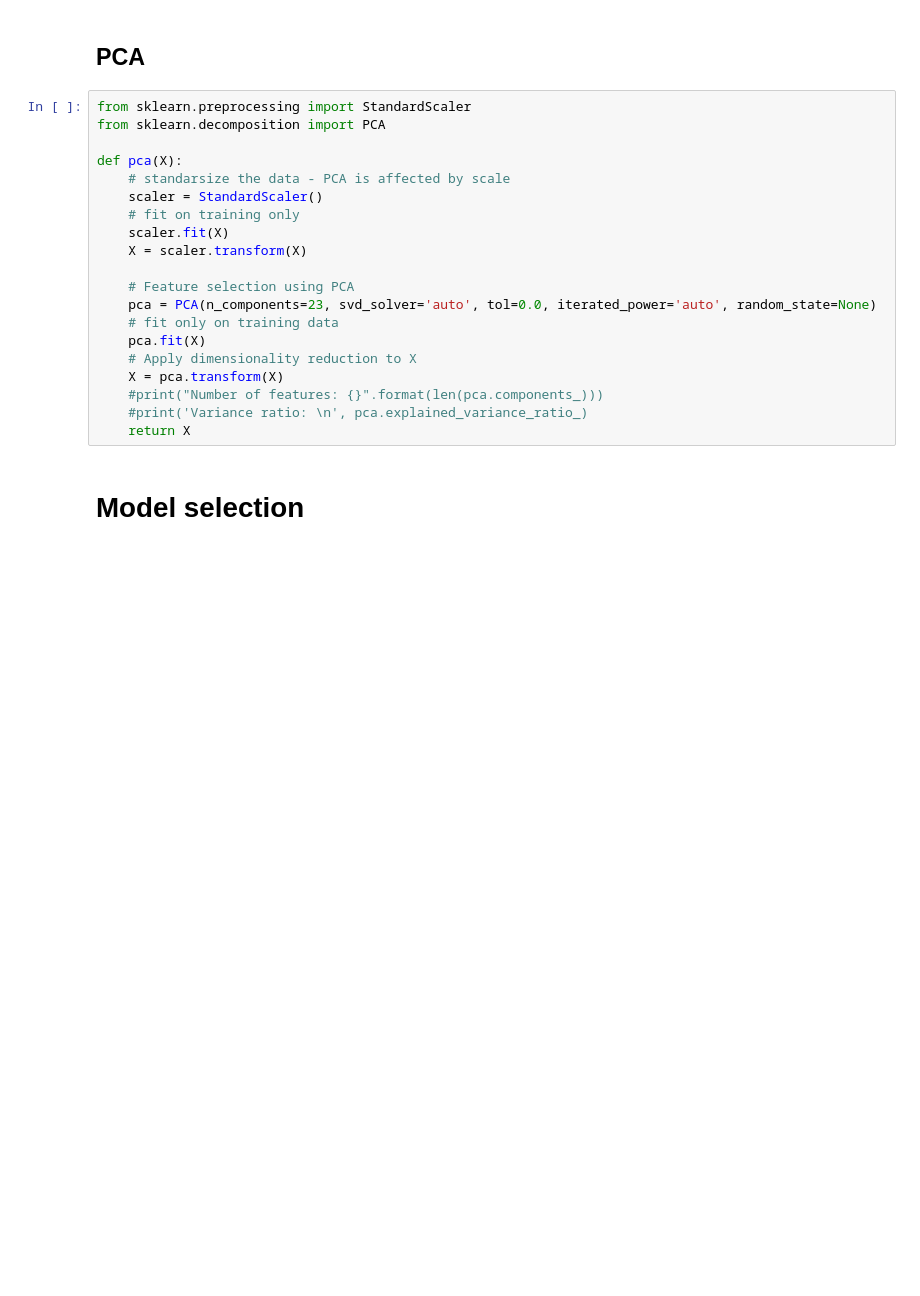
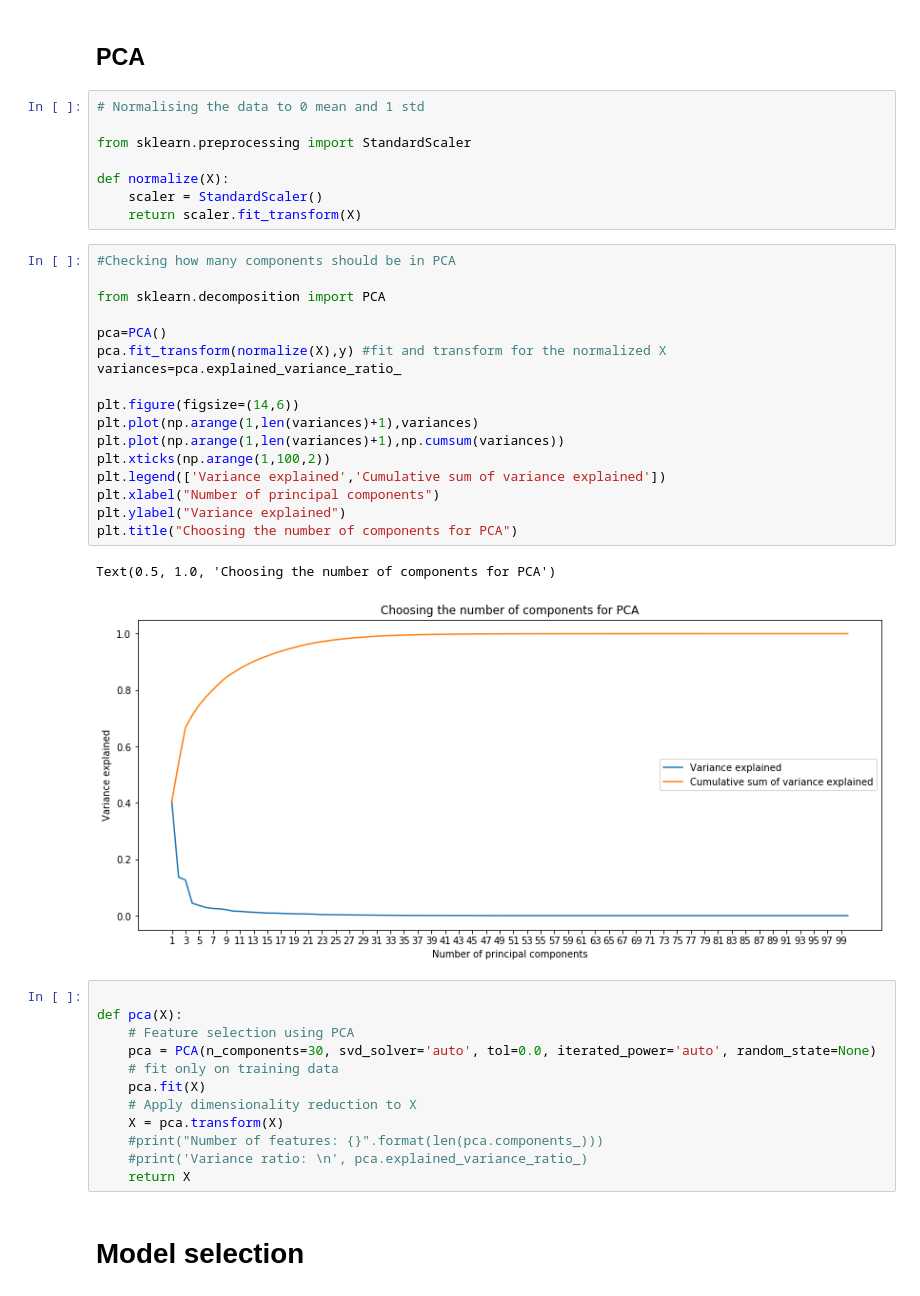
Before and after one commit to Jimmeeee/IML-project, a Jupyter notebook: project_2.ipynb, the cells around one changed output. Saved outputs shown, nothing was run; the diff lists cells and outputs as text; blank space fills up the shorter version.

Commit message:
PCA number of components

```diff
--- a/project_2.ipynb
+++ b/project_2.ipynb
@@ -100,19 +100,39 @@ def rfe(X):
     return selector.transform(X)
 # %% [markdown]
 ## PCA
+# %%
+# Normalising the data to 0 mean and 1 std
+
+from sklearn.preprocessing import StandardScaler
+
+def normalize(X):
+    scaler = StandardScaler()
+    return scaler.fit_transform(X)
+# %%
+#Checking how many components should be in PCA
+
+from sklearn.decomposition import PCA
+
+pca=PCA()
+pca.fit_transform(normalize(X),y) #fit and transform for the normalized X
+variances=pca.explained_variance_ratio_
+
+plt.figure(figsize=(14,6))
+plt.plot(np.arange(1,len(variances)+1),variances)
+plt.plot(np.arange(1,len(variances)+1),np.cumsum(variances))
+plt.xticks(np.arange(1,100,2))
+plt.legend(['Variance explained','Cumulative sum of variance explained'])
+plt.xlabel("Number of principal components")
+plt.ylabel("Variance explained")
+plt.title("Choosing the number of components for PCA")
+# %% [output]
+Text(0.5, 1.0, 'Choosing the number of components for PCA')
+[figure, added]
 # %%
-from sklearn.preprocessing import StandardScaler
-from sklearn.decomposition import PCA
 
 def pca(X):
-    # standarsize the data - PCA is affected by scale
-    scaler = StandardScaler()
-    # fit on training only
-    scaler.fit(X)
-    X = scaler.transform(X)
-
     # Feature selection using PCA
-    pca = PCA(n_components=23, svd_solver='auto', tol=0.0, iterated_power='auto', random_state=None)
+    pca = PCA(n_components=30, svd_solver='auto', tol=0.0, iterated_power='auto', random_state=None)
     # fit only on training data
     pca.fit(X)
     # Apply dimensionality reduction to X
```
Also changed, not shown: parts of 4 cells of this notebook.
